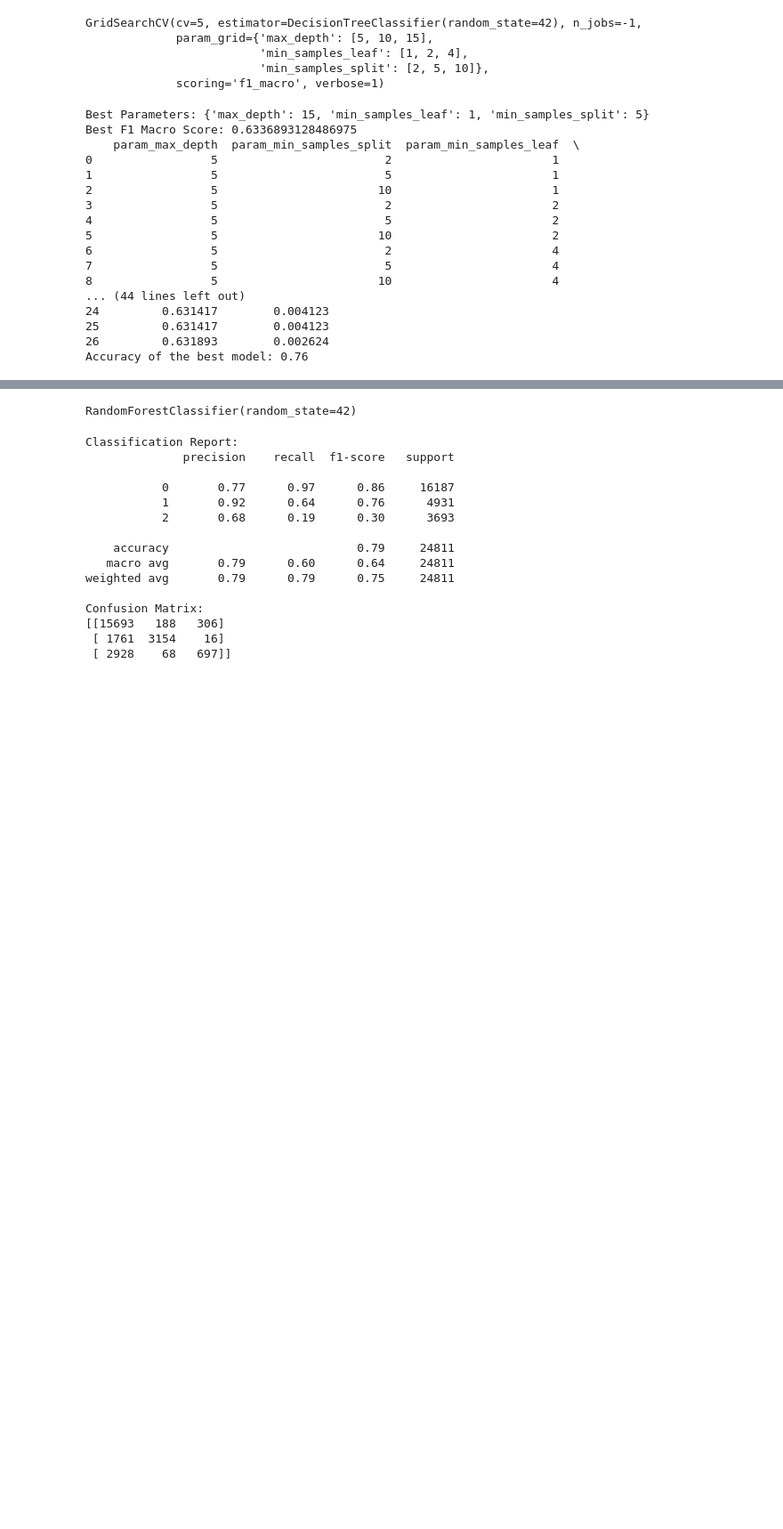
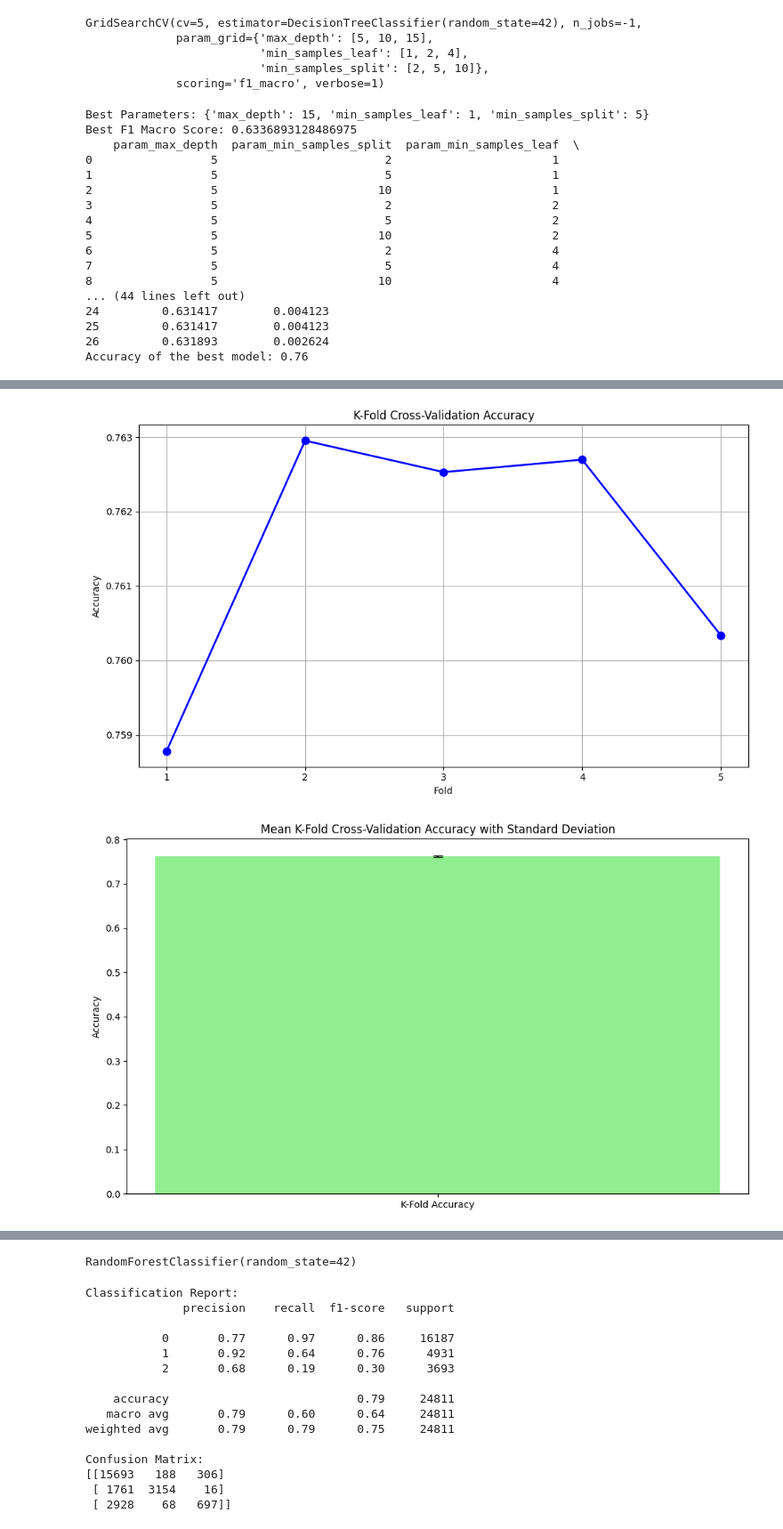
Before and after one commit to Jaagss/Movie_Success_Prediction, a Jupyter notebook: second.ipynb, the cells around one changed output, grey strips where cells are left out. Shown at 89% size. Saved outputs shown, nothing was run; the diff lists cells and outputs as text; code cells hidden in the pictures; blank space fills up the shorter version.

```diff
--- a/second.ipynb
+++ b/second.ipynb
@@ -557,0 +586,22 @@ Accuracy of the best model: 0.76
+# %%
+plt.figure(figsize=(10, 6))
+plt.plot(range(1, 6), cv_scores, marker='o', color='b', linestyle='-', linewidth=2, markersize=8)
+plt.xlabel('Fold')
+plt.ylabel('Accuracy')
+plt.title('K-Fold Cross-Validation Accuracy')
+plt.xticks(range(1, 6))
+plt.grid(True)
+plt.tight_layout()
+plt.show()
+
+# Optionally, plot mean and standard deviation
+plt.figure(figsize=(10, 6))
+plt.bar([0], [cv_scores.mean()], yerr=cv_scores.std(), color='lightgreen', capsize=5)
+plt.xticks([0], ['K-Fold Accuracy'])
+plt.ylabel('Accuracy')
+plt.title('Mean K-Fold Cross-Validation Accuracy with Standard Deviation')
+plt.tight_layout()
+plt.show()
+# %% [output]
+[figure, added]
+[figure, added]
```
Also changed, not shown: parts of 6 cells of this notebook.
